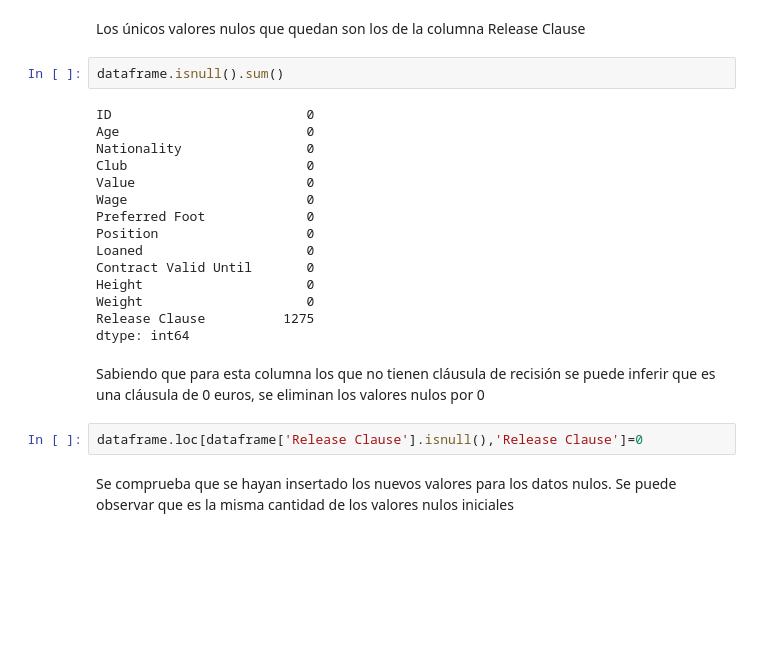
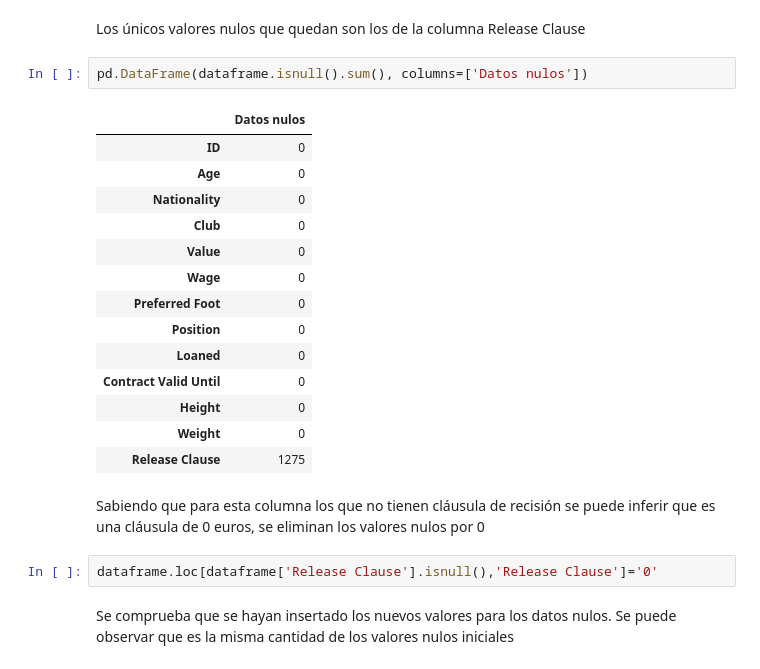
Before and after one commit to GAPPLabs/DataScienceProject, a Jupyter notebook: Proyecto.ipynb, the cells around one changed output. Saved outputs shown, nothing was run; the diff lists cells and outputs as text; blank space fills up the shorter version.

```diff
--- a/Proyecto.ipynb
+++ b/Proyecto.ipynb
@@ -268,27 +268,27 @@ dataframe
 17918 rows × 13 columns
 # %% [markdown]
 Los únicos valores nulos que quedan son los de la columna Release Clause
-# %%
-dataframe.isnull().sum()
-# %% [output]
-ID                         0
-Age                        0
-Nationality                0
-Club                       0
-Value                      0
-Wage                       0
-Preferred Foot             0
-Position                   0
-Loaned                     0
-Contract Valid Until       0
-Height                     0
-Weight                     0
-Release Clause          1275
-dtype: int64
+# %%
+pd.DataFrame(dataframe.isnull().sum(), columns=['Datos nulos'])
+# %% [output]
+|  | Datos nulos |
+| ID | 0 |
+| Age | 0 |
+| Nationality | 0 |
+| Club | 0 |
+| Value | 0 |
+| Wage | 0 |
+| Preferred Foot | 0 |
+| Position | 0 |
+| Loaned | 0 |
+| Contract Valid Until | 0 |
+| Height | 0 |
+| Weight | 0 |
+| Release Clause | 1275 |
 # %% [markdown]
 Sabiendo que para esta columna los que no tienen cláusula de recisión se puede inferir que es una cláusula de 0 euros, se eliminan los valores  nulos por 0
 # %%
-dataframe.loc[dataframe['Release Clause'].isnull(),'Release Clause']=0
+dataframe.loc[dataframe['Release Clause'].isnull(),'Release Clause']='0'
 # %% [markdown]
 Se comprueba que se hayan insertado los nuevos valores para los datos nulos. Se puede observar que es la misma cantidad de los valores nulos iniciales
 # %%
```
Also changed, not shown: parts of 11 cells of this notebook.
